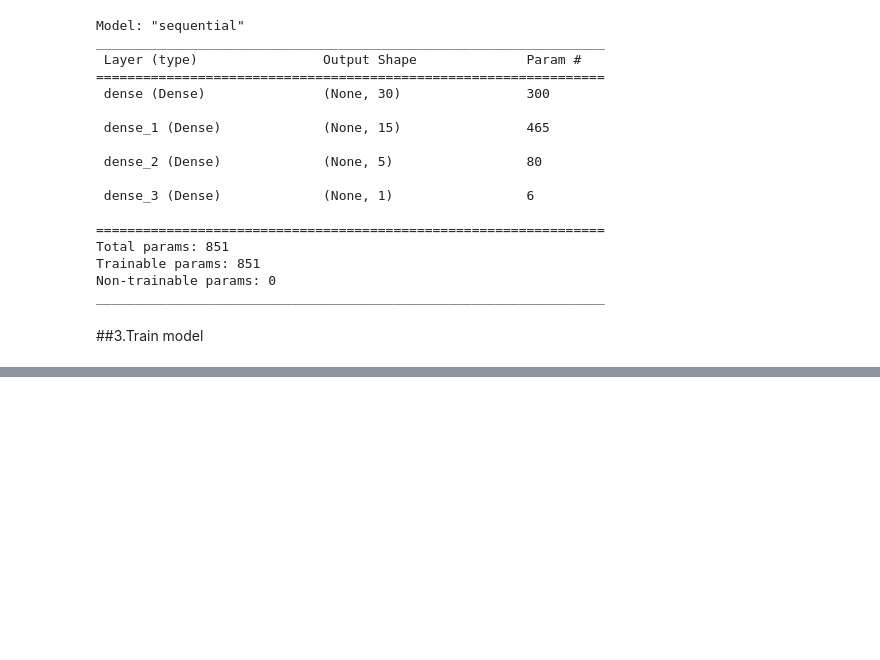
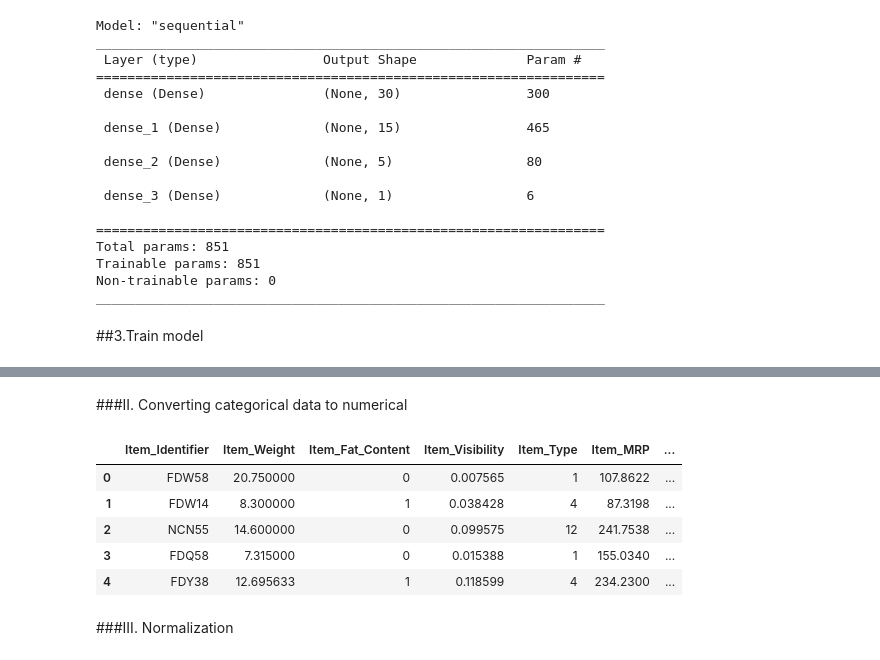
Before and after one commit to DiwakarBasnet/Neural_Network, a Jupyter notebook: Sales_Prediction/Sales_Prediction.ipynb, the cells around one changed output, grey strips where cells are left out. Drawn from its saved outputs; the diff is of its cells as text; code cells hidden in the pictures; blank space fills up the shorter version.

```diff
--- a/Sales_Prediction/Sales_Prediction.ipynb
+++ b/Sales_Prediction/Sales_Prediction.ipynb
@@ -263,0 +266,3 @@ r2_score(y_test, prediction)
+# %%
+test_data = 'https://raw.githubusercontent.com/DiwakarBasnet/Neural_Network/main/Sales_Prediction/test_file.csv'
+check = pd.read_csv(test_data)
@@ -263,0 +286,6 @@ r2_score(y_test, prediction)
+# %%
+# filling missing values of continuous data with mean
+check['Item_Weight'].fillna(check['Item_Weight'].mean(), inplace=True)
+
+# filling missing values of categorical data with mode
+check['Outlet_Size'].fillna(check['Outlet_Size'].mode()[0], inplace=True)
@@ -263,0 +308,21 @@ r2_score(y_test, prediction)
+# %% [markdown]
+###II. Converting categorical data to numerical
+# %%
+check['Item_Fat_Content'] = check['Item_Fat_Content'].map({'LF':0, 'Low Fat':0, 'low fat':0, 'Regular':1, 'reg':1})
+check['Item_Type'] = check['Item_Type'].map({'Fruits and Vegetables':0, 'Snack Foods':1, 'Household':2, 'Frozen Foods':3, 'Dairy':4,
+                                                 'Canned':5, 'Baking Goods':6, 'Health and Hygiene':7, 'Soft Drinks':8, 'Meat':9,
+                                                 'Breads':10, 'Hard Drinks':11, 'Others':12, 'Starchy Foods':13, 'Breakfast':14, 'Seafood':15})
+check['Outlet_Size'] = check['Outlet_Size'].map({'Small':0, 'Medium':1, 'High':2})
+check['Outlet_Location_Type'] = check['Outlet_Location_Type'].map({'Tier 1':0, 'Tier 2':1, 'Tier 3':2})
+check['Outlet_Type'] = check['Outlet_Type'].map({'Grocery Store':0, 'Supermarket Type1':1, 'Supermarket Type2':2, 'Supermarket Type3':3})
+# %%
+check.head()
+# %% [output]
+|  | Item_Identifier | Item_Weight | Item_Fat_Content | Item_Visibility | Item_Type | Item_MRP | ... |
+| 0 | FDW58 | 20.750000 | 0 | 0.007565 | 1 | 107.8622 | ... |
+| 1 | FDW14 | 8.300000 | 1 | 0.038428 | 4 | 87.3198 | ... |
+| 2 | NCN55 | 14.600000 | 0 | 0.099575 | 12 | 241.7538 | ... |
+| 3 | FDQ58 | 7.315000 | 0 | 0.015388 | 1 | 155.0340 | ... |
+| 4 | FDY38 | 12.695633 | 1 | 0.118599 | 4 | 234.2300 | ... |
+# %% [markdown]
+###III. Normalization
```
Also changed, not shown: parts of 15 cells of this notebook.
